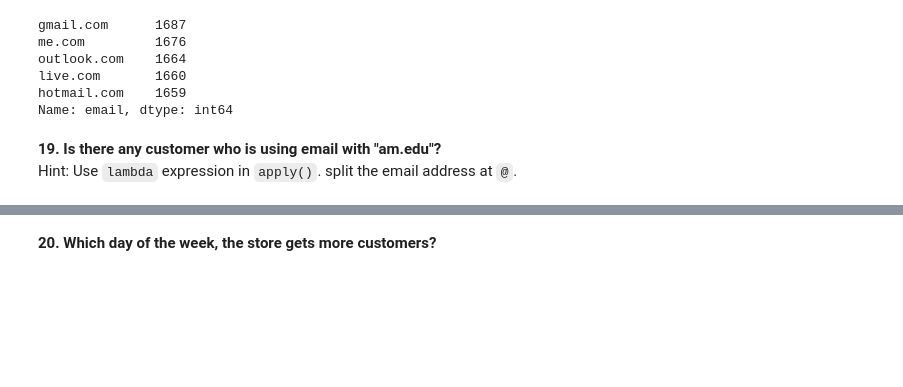
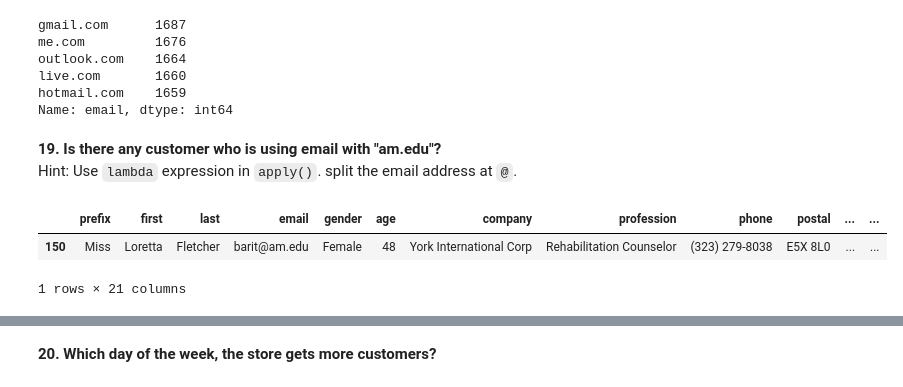
Before and after one commit to wechuli/data-science-python, a Jupyter notebook: Course_Material/S_4_Pandas_DA/9_1_Cust_Purch_Data_Exercise_1.ipynb, the cells around one changed output, grey strips where cells are left out. Cells and saved outputs as stored; diff of their text form; code cells hidden in the pictures; blank space fills up the shorter version.

```diff
--- a/Course_Material/S_4_Pandas_DA/9_1_Cust_Purch_Data_Exercise_1.ipynb
+++ b/Course_Material/S_4_Pandas_DA/9_1_Cust_Purch_Data_Exercise_1.ipynb
@@ -313,0 +485,3 @@ Name: profession, dtype: int64
+# %%
+# Code here please
+df['email_providers'] = df['email'].apply(lambda x:x.split('@')[1])
@@ -324,6 +507,11 @@ Name: email, dtype: int64
 Hint: Use `lambda` expression in `apply()`. split the email address at `@`.
 # %%
 # Code here please
+df[df['email_providers'] == 'am.edu']
+# %% [output]
+|  | prefix | first | last | email | gender | age | company | profession | phone | postal | ... | ... |
+| 150 | Miss | Loretta | Fletcher | barit@am.edu | Female | 48 | York International Corp | Rehabilitation Counselor | (323) 279-8038 | E5X 8L0 | ... | ... |
+1 rows × 21 columns
 # %%
 # %% [output]
 |  | prefix | first | last | email | gender | age | company | profession | phone | postal | province | ... |
```
Also changed, not shown: parts of 24 cells of this notebook.
